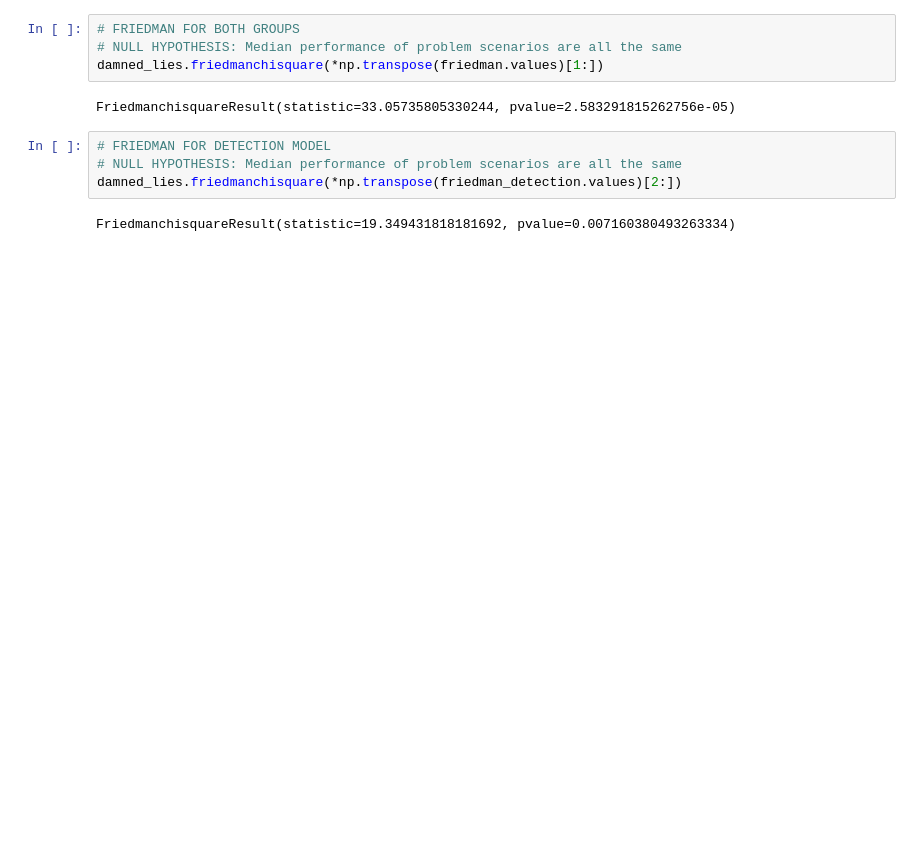
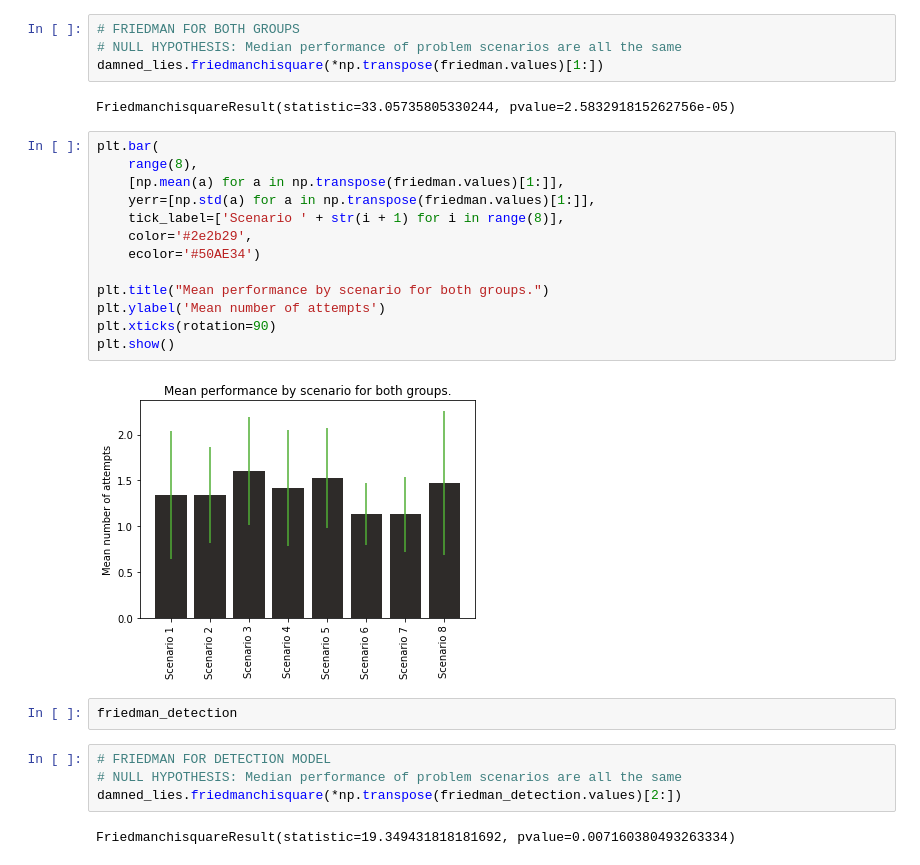
Before and after one commit to HeathArhturLouis/TopSecret, a Jupyter notebook: new_stats.ipynb, the cells around one changed output. Saved outputs shown, nothing was run; the diff lists cells and outputs as text; blank space fills up the shorter version.

```diff
--- a/new_stats.ipynb
+++ b/new_stats.ipynb
@@ -92,6 +45,23 @@ friedman_detection
 damned_lies.friedmanchisquare(*np.transpose(friedman.values)[1:])
 # %% [output]
 FriedmanchisquareResult(statistic=33.05735805330244, pvalue=2.583291815262756e-05)
+# %%
+plt.bar(
+    range(8),
+    [np.mean(a) for a in np.transpose(friedman.values)[1:]],
+    yerr=[np.std(a) for a in np.transpose(friedman.values)[1:]],
+    tick_label=['Scenario ' + str(i + 1) for i in range(8)],
+    color='#2e2b29',
+    ecolor='#50AE34')
+
+plt.title("Mean performance by scenario for both groups.")
+plt.ylabel('Mean number of attempts')
+plt.xticks(rotation=90)
+plt.show()
+# %% [output]
+[figure, added]
+# %%
+friedman_detection
 # %%
 # FRIEDMAN FOR DETECTION MODEL
 # NULL HYPOTHESIS: Median performance of problem scenarios are all the same
```
Also changed, not shown: parts of 7 cells of this notebook.
